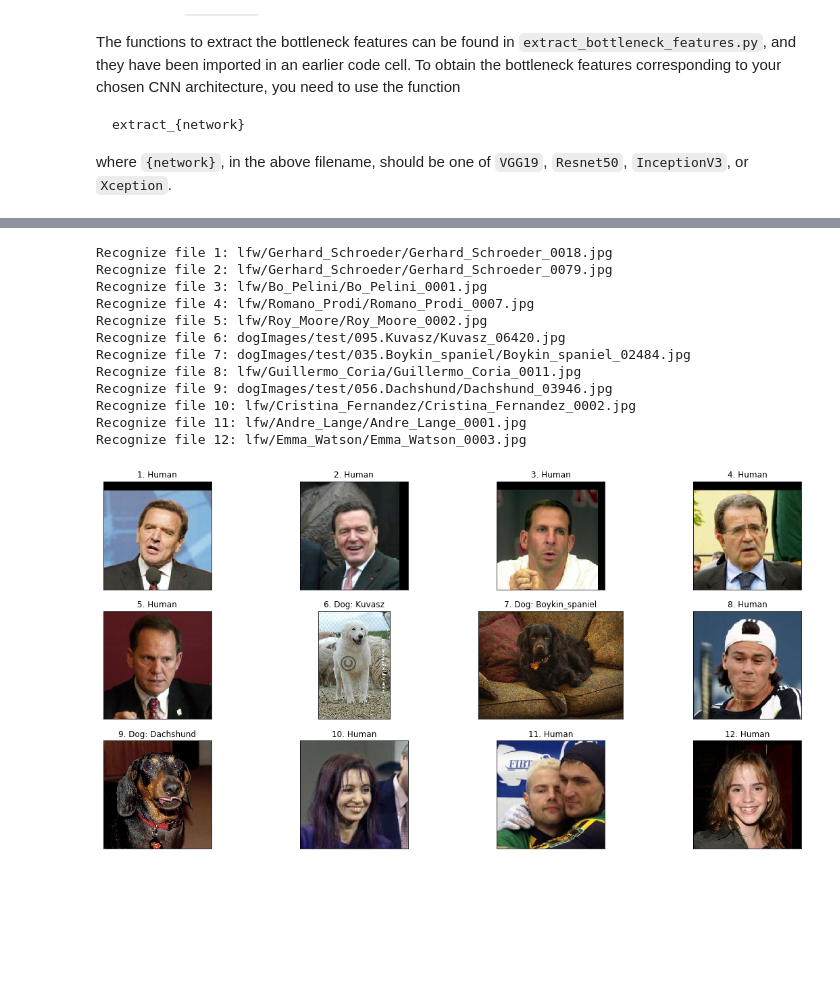
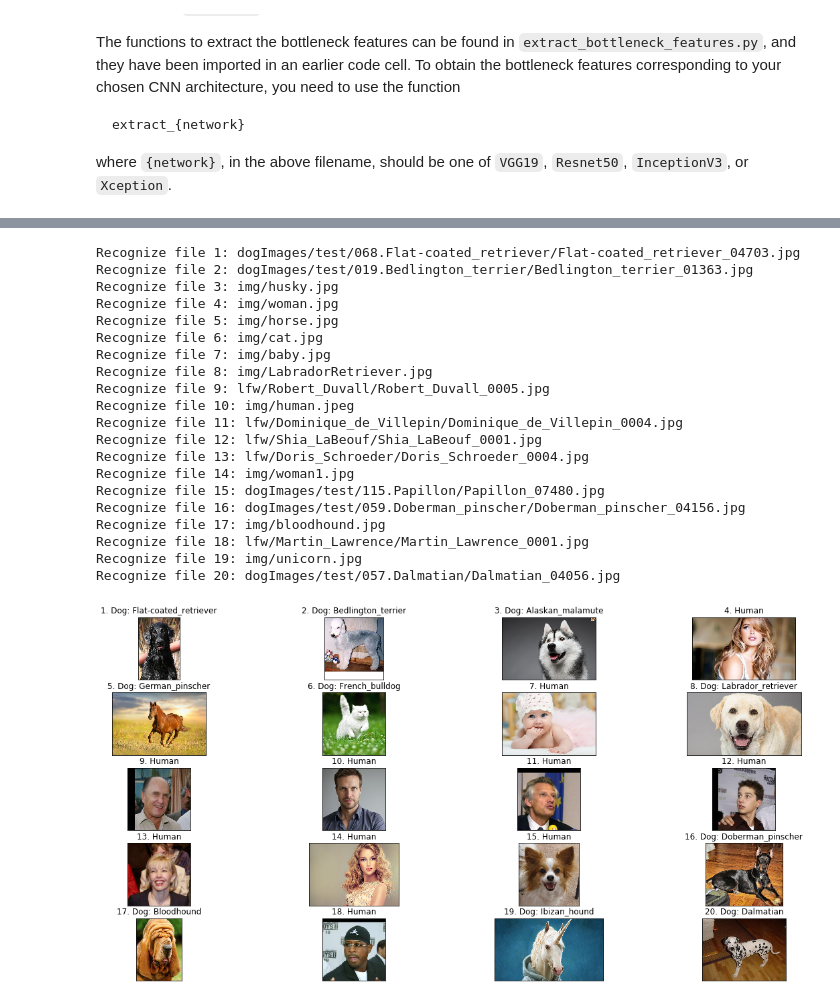
Before and after one commit to alphara/dog-project, a Jupyter notebook: dog_app.ipynb, the cells around one changed output, grey strips where cells are left out. Saved outputs shown, nothing was run; the diff lists cells and outputs as text; code cells hidden in the pictures; blank space fills up the shorter version.

```diff
--- a/dog_app.ipynb
+++ b/dog_app.ipynb
@@ -423,7 +423,7 @@ from keras.callbacks import ModelCheckpoint
 
 ### TODO: specify the number of epochs that you would like to use to train the model.
 
-epochs = 5
+epochs = 20
 
 ### Do NOT modify the code below this line.
 
@@ -649,17 +639,15 @@ You are welcome to [augment the training data](https://blog.keras.io/building-po
 # %%
 ### DONE: Train the model.
 
-# checkpointer_VGG19 = ModelCheckpoint(filepath='saved_models/weights.best.VGG19.hdf5',
-#                                verbose=1, save_best_only=True)
-# VGG16_model.fit(train_VGG19, train_targets,
-#           validation_data=(valid_VGG19, valid_targets),
-#           epochs=20, batch_size=20, callbacks=[checkpointer_VGG19], verbose=1)
+epochs = 20
+batch_size = 20
 
 checkpointer_resnet50 = ModelCheckpoint(filepath='saved_models/weights.best.resnet50.hdf5',
                                verbose=1, save_best_only=True)
+
 resnet50_model.fit(train_resnet50, train_targets,
-          validation_data=(valid_resnet50, valid_targets),
-          epochs=20, batch_size=20, callbacks=[checkpointer_resnet50], verbose=1)
+         validation_data=(valid_resnet50, valid_targets),
+         epochs=epochs, batch_size=batch_size, callbacks=[checkpointer_resnet50], verbose=1)
 # %% [output]
 Train on 6680 samples, validate on 835 samples
 Epoch 1/20
@@ -784,41 +774,60 @@ __Answer:__
 # %%
 ## DONE: Execute your algorithm from Step 6 on
 ## at least 6 images on your computer.
 ## Feel free to use as many code cells as needed.
 
 import cv2
 import matplotlib.pyplot as plt
 %matplotlib inline
 
 def visualize_img(img_path, ax):
     img = cv2.imread(img_path)
     ax.imshow(cv2.cvtColor(img, cv2.COLOR_BGR2RGB))
 
 fig = plt.figure(figsize=(20, 10))
 i = 0
 
-files = np.concatenate((human_files[:800], test_files[:800]))
+my_files = [
+    'img/LabradorRetriever.jpg',
+    'img/bloodhound.jpg',
+    'img/human.jpeg',
+    'img/husky.jpg',
+    'img/woman.jpg',
+    'img/woman1.jpg',
+    'img/cat.jpg',
+    'img/horse.jpg',
+    'img/unicorn.jpg',
+    'img/baby.jpg'
+]
+files = np.concatenate((my_files, human_files[:5], test_files[:5]))
 np.random.shuffle(files)
-files = files[:12]
 
 for file in files:
     i = i + 1
-    ax = fig.add_subplot(3, 4, i, xticks=[], yticks=[])
+    ax = fig.add_subplot(5, 4, i, xticks=[], yticks=[])
     print('Recognize file {}: {}'.format(i, file))
     who = human_dog_detector(file)
     ax.set_title("{}. {}".format(i, who))
     visualize_img(file, ax)
 # %% [output]
-Recognize file 1: lfw/Gerhard_Schroeder/Gerhard_Schroeder_0018.jpg
-Recognize file 2: lfw/Gerhard_Schroeder/Gerhard_Schroeder_0079.jpg
-Recognize file 3: lfw/Bo_Pelini/Bo_Pelini_0001.jpg
-Recognize file 4: lfw/Romano_Prodi/Romano_Prodi_0007.jpg
-Recognize file 5: lfw/Roy_Moore/Roy_Moore_0002.jpg
-Recognize file 6: dogImages/test/095.Kuvasz/Kuvasz_06420.jpg
-Recognize file 7: dogImages/test/035.Boykin_spaniel/Boykin_spaniel_02484.jpg
-Recognize file 8: lfw/Guillermo_Coria/Guillermo_Coria_0011.jpg
-Recognize file 9: dogImages/test/056.Dachshund/Dachshund_03946.jpg
-Recognize file 10: lfw/Cristina_Fernandez/Cristina_Fernandez_0002.jpg
-Recognize file 11: lfw/Andre_Lange/Andre_Lange_0001.jpg
-Recognize file 12: lfw/Emma_Watson/Emma_Watson_0003.jpg
+Recognize file 1: dogImages/test/068.Flat-coated_retriever/Flat-coated_retriever_04703.jpg
+Recognize file 2: dogImages/test/019.Bedlington_terrier/Bedlington_terrier_01363.jpg
+Recognize file 3: img/husky.jpg
+Recognize file 4: img/woman.jpg
+Recognize file 5: img/horse.jpg
+Recognize file 6: img/cat.jpg
+Recognize file 7: img/baby.jpg
+Recognize file 8: img/LabradorRetriever.jpg
+Recognize file 9: lfw/Robert_Duvall/Robert_Duvall_0005.jpg
+Recognize file 10: img/human.jpeg
+Recognize file 11: lfw/Dominique_de_Villepin/Dominique_de_Villepin_0004.jpg
+Recognize file 12: lfw/Shia_LaBeouf/Shia_LaBeouf_0001.jpg
+Recognize file 13: lfw/Doris_Schroeder/Doris_Schroeder_0004.jpg
+Recognize file 14: img/woman1.jpg
+Recognize file 15: dogImages/test/115.Papillon/Papillon_07480.jpg
+Recognize file 16: dogImages/test/059.Doberman_pinscher/Doberman_pinscher_04156.jpg
+Recognize file 17: img/bloodhound.jpg
+Recognize file 18: lfw/Martin_Lawrence/Martin_Lawrence_0001.jpg
+Recognize file 19: img/unicorn.jpg
+Recognize file 20: dogImages/test/057.Dalmatian/Dalmatian_04056.jpg
-[figure, old version]
+[figure, new version]
```
Also changed, not shown: parts of 10 cells of this notebook.
